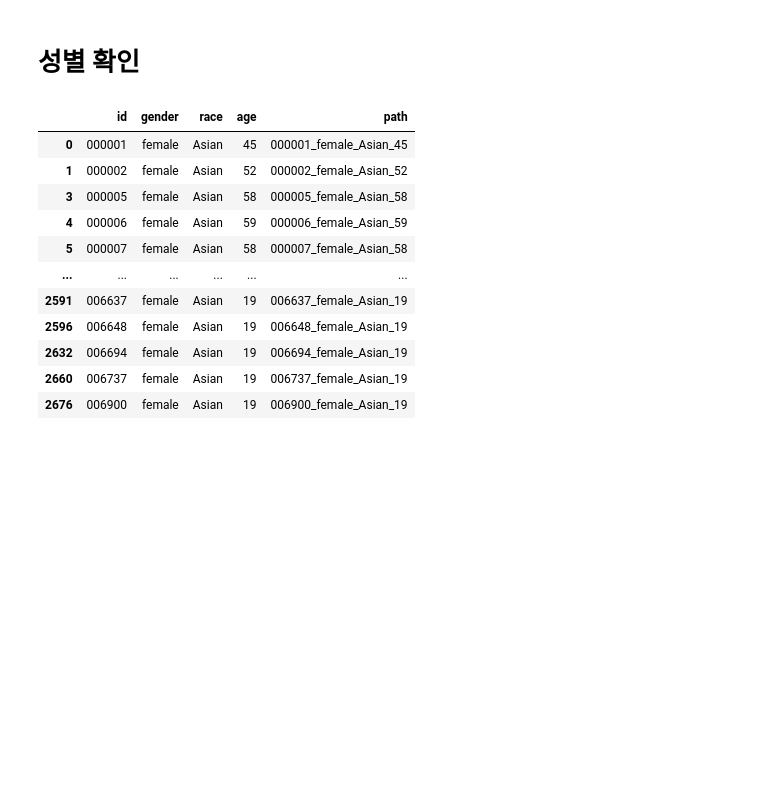
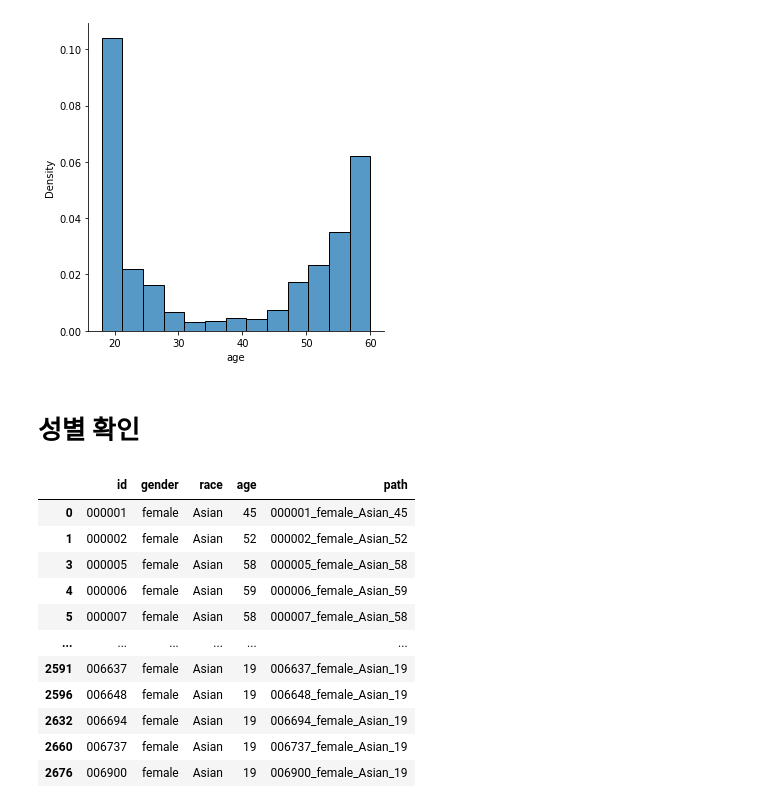
Before and after one commit to boostcampaitech4cv1/level1_imageclassification_cv-level1-cv-13, a Jupyter notebook: contest/EDA.ipynb, the cells around one changed output. Cells and saved outputs as stored; diff of their text form; code cells hidden in the pictures; blank space fills up the shorter version.

```diff
--- a/contest/EDA.ipynb
+++ b/contest/EDA.ipynb
@@ -15,3 +141,8 @@ train_data.head()
+# %%
+sns.displot(df, x="age", stat="density")
+plt.show()
+# %% [output]
+[figure, added]
 # %% [markdown]
 # 성별 확인
 # %%
```
Also changed, not shown: parts of 15 cells of this notebook.
